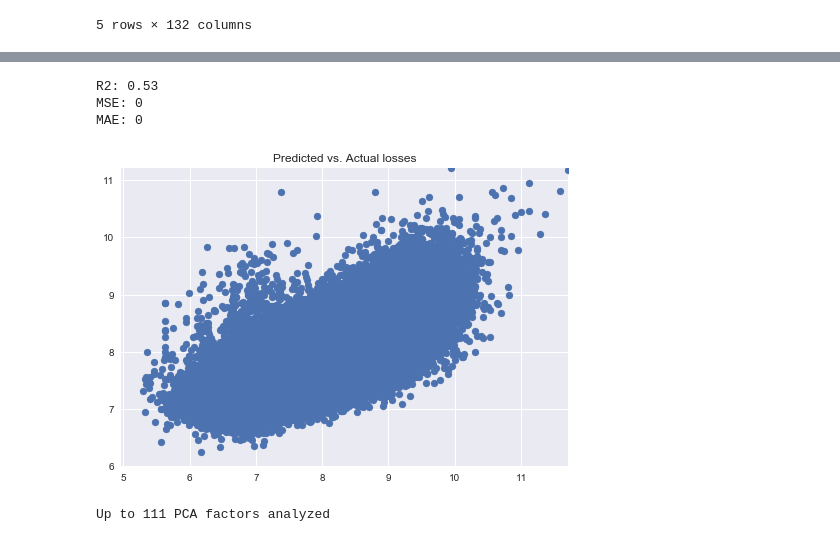
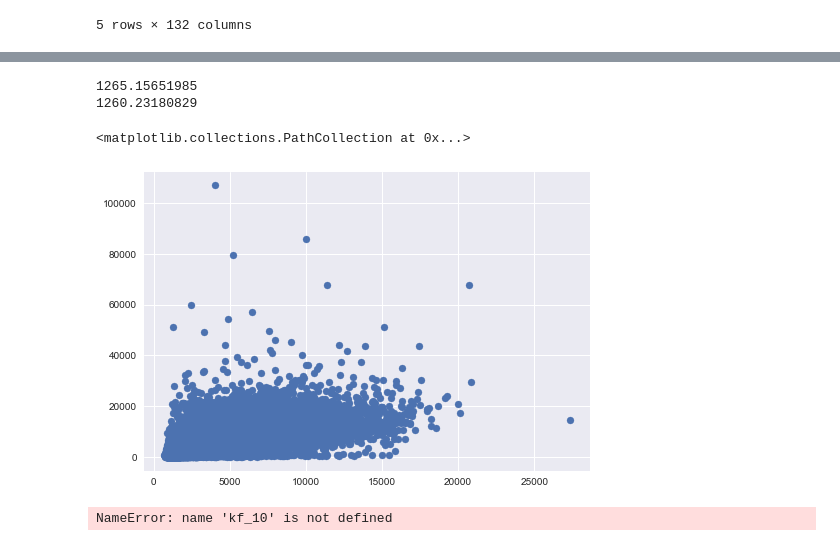
Before and after one commit to ap307/springboard_cap1, a Jupyter notebook: cap1_eda_review.ipynb, the cells around one changed output, grey strips where cells are left out. Saved outputs shown, nothing was run; the diff lists cells and outputs as text; code cells hidden in the pictures.

```diff
--- a/cap1_eda_review.ipynb
+++ b/cap1_eda_review.ipynb
@@ -243,6 +190,0 @@ MAE: 1283
-# %%
-# Run categorical variables only
-R2_score, mean_sq_score, mean_abs_score, loss_pred, scatter_plot = aplib.fit_OLS(losses=train_losses,
-                                                                        cat=cat_var,
-                                                                        apply_pca=True,
-                                                                       ridge_alpha=ridge_reg_alpha)
@@ -254,6 +190,0 @@ MAE: 1283
-# %%
-# Run continous variables only
-R2_score, mean_sq_score, mean_abs_score, loss_pred, scatter_plot = aplib.fit_OLS(losses=train_losses,
-                                                                        cont=cont_var,
-                                                                        apply_pca=True,
-                                                                       ridge_alpha=ridge_reg_alpha)
@@ -265,25 +191,29 @@ MAE: 1949
-# %%
-# Run all variables through OLS with transformed losses
-R2_score, mean_sq_score, mean_abs_score, loss_pred, scatter_plot = aplib.fit_OLS(losses=transform_losses(train_losses),
-                                                                        cont=cont_var,
-                                                                        cat=cat_var,
-                                                                        apply_pca=True,
-                                                                       ridge_alpha=ridge_reg_alpha)
-# %% [output]
-R2: 0.53
-MSE: 0
-MAE: 0
-[figure, removed]
+# %%
+def invboxcox(y,ld):
+    return (ld*y+1)**(1/ld)
+
+if box_cox_losses==True:
+    loss_pred = invboxcox(loss_pred, box_cox_data_lambda)
+    test_loss_pred = invboxcox(test_loss_pred, box_cox_data_lambda)
+    test_losses = invboxcox(test_losses, box_cox_data_lambda)
+    train_losses = invboxcox(train_losses, box_cox_data_lambda)
+# %%
+from sklearn.metrics import mean_absolute_error
+print mean_absolute_error(test_loss_pred, test_losses)
+print mean_absolute_error(loss_pred, train_losses)
+plt.scatter(x=loss_pred, y=train_losses)
+# %% [output]
+1265.15651985
+1260.23180829
+<matplotlib.collections.PathCollection at 0x...>
+[figure, added]
 # %%
-# For analysis where variance of input data is an important feature, assess how many principal componenets are required
+# For analysis where variance of input data is an important feature does not whiten feature data
 opt_regr = Ridge(alpha=ridge_reg_alpha)
 max_factors = 110
 
 dummy_var = pd.get_dummies(cat_var, drop_first=True)
 all_var = pd.concat([dummy_var, cont_var], axis=1)
-
-# Normalize vector before PCA analysis
-all_var = normalize(all_var)
 
 # Identify PCA
 pca = PCA(whiten=False)
@@ -295,11 +225,13 @@ all_var = np.insert(all_var, 0, 1, axis=1)
 
 mse = []
 for i in np.arange(1,max_factors+2):
-    score = -cross_val_score(opt_regr, all_var[:,:i], train_losses, cv=kf_10, scoring='neg_mean_absolute_error').mean()
+    score = -cross_val_score(opt_regr, all_var[:,:i],
+                             all_data.loc[:load_rows-1,"loss"],
+                             cv=kf_10, scoring='neg_mean_absolute_error').mean()
     mse.append(score)
     print 'Up to {0} PCA factors analyzed\r'.format(i)
 # %% [output]
-Up to 111 PCA factors analyzed
+NameError: name 'kf_10' is not defined
 # %%
 import matplotlib.ticker
 fig,ax = plt.subplots()
```
Also changed, not shown: parts of 22 cells of this notebook, 18 other files.
